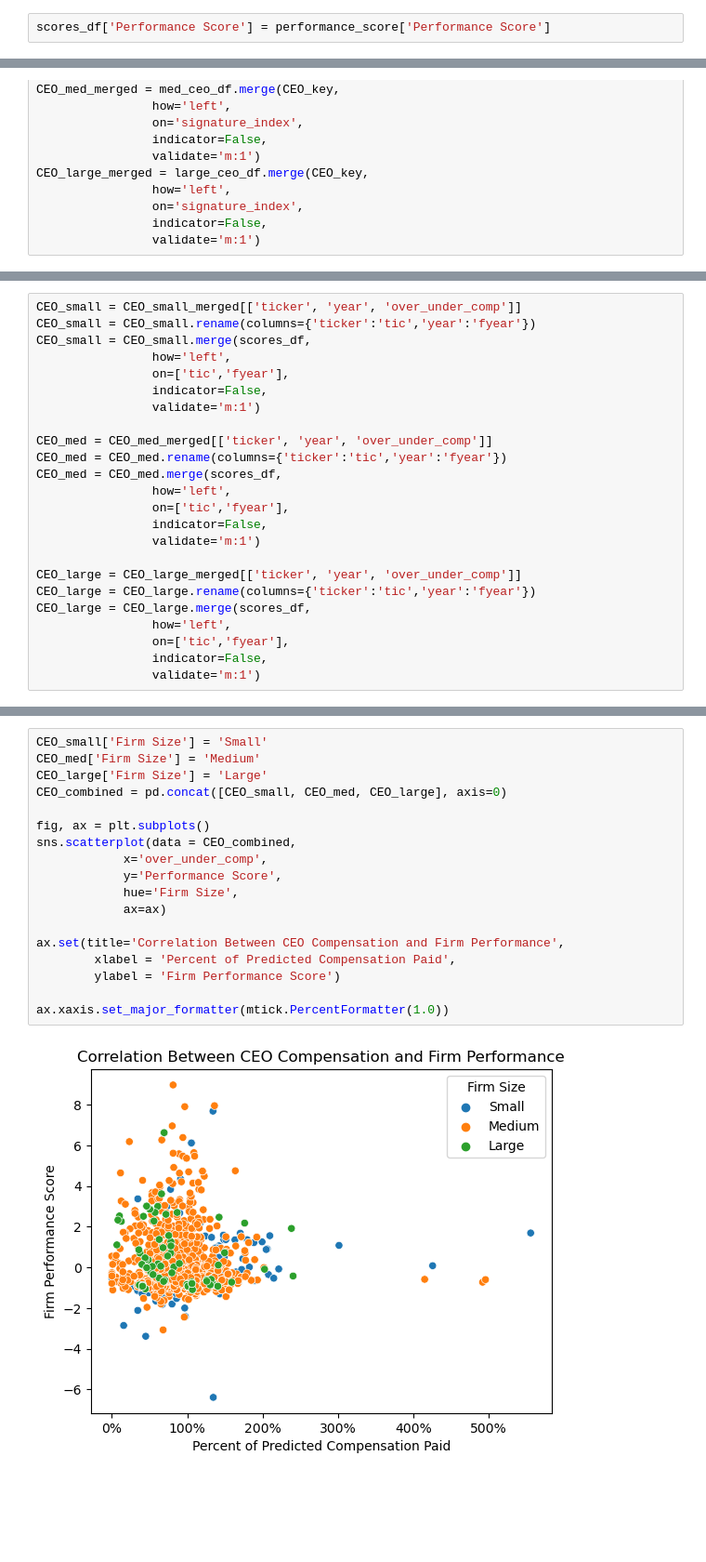
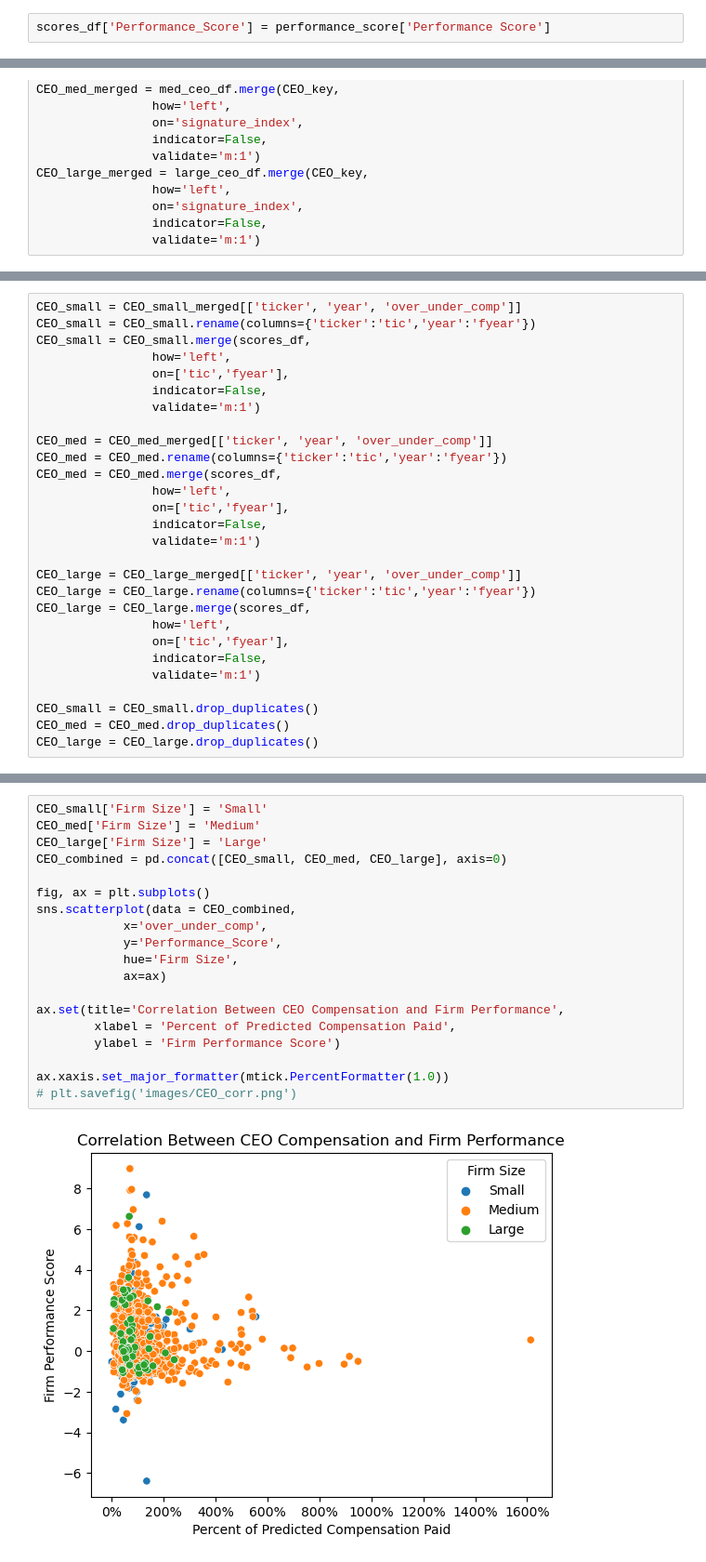
Before and after one commit to tobeybill/TISATAFL, a Jupyter notebook: CorrelationCreation.ipynb, the cells around one changed output, grey strips where cells are left out. Shown: that part at 93% size. Saved outputs shown, nothing was run; the diff lists cells and outputs as text; blank space fills up the shorter version.

```diff
--- a/CorrelationCreation.ipynb
+++ b/CorrelationCreation.ipynb
@@ -171,6 +177,6 @@ performance_score
 | 4881 | 0.300377 | -0.000169 | 0.023832 | 0.003670 | -0.000140 | 0.131192 | -0.026314 | -0.045078 | -0.016180 | 1.317961 | ... |
 4882 rows × 15 columns
 # %%
-scores_df['Performance Score'] = performance_score['Performance Score']
+scores_df['Performance_Score'] = performance_score['Performance Score']
 # %%
 scores_df.drop_duplicates()
@@ -364,4 +375,8 @@ CEO_large = CEO_large.merge(scores_df,
                 on=['tic','fyear'],
                 indicator=False,
                 validate='m:1')
+
+CEO_small = CEO_small.drop_duplicates()
+CEO_med = CEO_med.drop_duplicates()
+CEO_large = CEO_large.drop_duplicates()
 # %%
@@ -420,20 +436,21 @@ ax.xaxis.set_major_formatter(mtick.PercentFormatter(1.0))
 # %%
 CEO_small['Firm Size'] = 'Small'
 CEO_med['Firm Size'] = 'Medium'
 CEO_large['Firm Size'] = 'Large'
 CEO_combined = pd.concat([CEO_small, CEO_med, CEO_large], axis=0)
 
 fig, ax = plt.subplots()
 sns.scatterplot(data = CEO_combined,
             x='over_under_comp',
-            y='Performance Score',
+            y='Performance_Score',
             hue='Firm Size',
             ax=ax)
 
 ax.set(title='Correlation Between CEO Compensation and Firm Performance',
         xlabel = 'Percent of Predicted Compensation Paid',
         ylabel = 'Firm Performance Score')
 
 ax.xaxis.set_major_formatter(mtick.PercentFormatter(1.0))
+# plt.savefig('images/CEO_corr.png')
 # %% [output]
-[figure, old version]
+[figure, new version]
```
Also changed, not shown: parts of 14 cells of this notebook, 1 other file.
